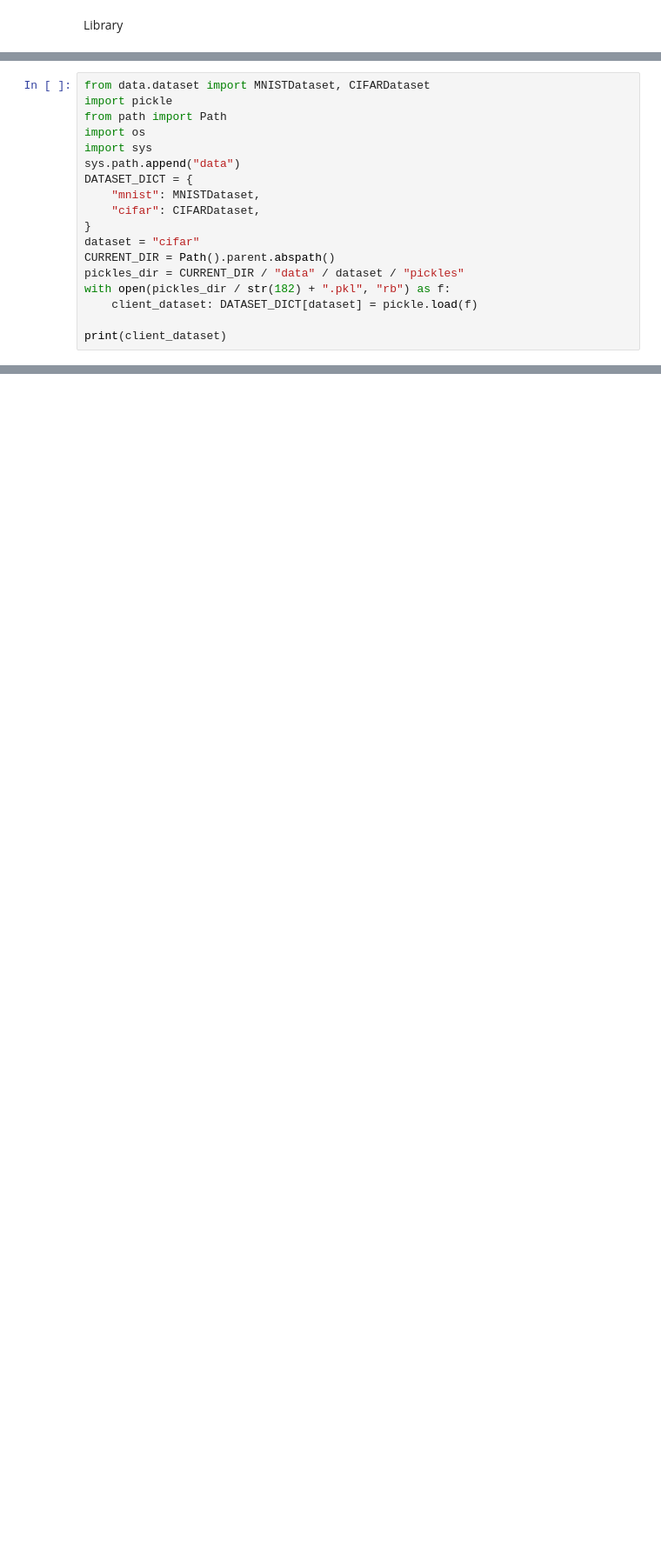
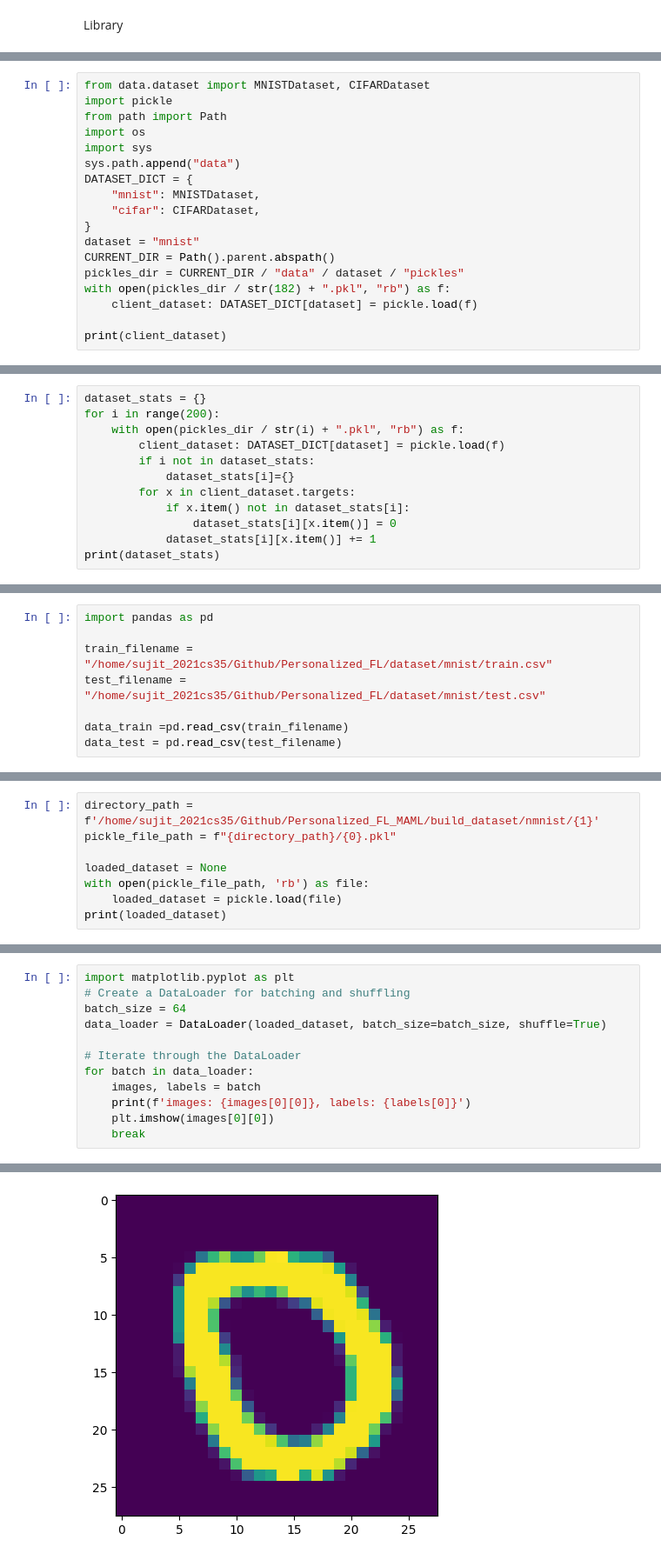
Before and after one commit to sujit880/Personalized_FL_MAML, a Jupyter notebook: Test.ipynb, the cells around one changed output, grey strips where cells are left out. Shown at 87% size. Cells and saved outputs as stored; diff of their text form; blank space fills up the shorter version.

Commit message:
added new dataset spliter and modified code

```diff
--- a/Test.ipynb
+++ b/Test.ipynb
@@ -30,7 +24,7 @@ DATASET_DICT = {
     "mnist": MNISTDataset,
     "cifar": CIFARDataset,
 }
-dataset = "cifar"
+dataset = "mnist"
 CURRENT_DIR = Path().parent.abspath()
 pickles_dir = CURRENT_DIR / "data" / dataset / "pickles"
 with open(pickles_dir / str(182) + ".pkl", "rb") as f:
@@ -45,0 +36,12 @@ Total: 500, data: client_dataset.data[0], target: 7
+# %%
+dataset_stats = {}
+for i in range(200):
+    with open(pickles_dir / str(i) + ".pkl", "rb") as f:
+        client_dataset: DATASET_DICT[dataset] = pickle.load(f)
+        if i not in dataset_stats:
+            dataset_stats[i]={}
+        for x in client_dataset.targets:
+            if x.item() not in dataset_stats[i]:
+                dataset_stats[i][x.item()] = 0
+            dataset_stats[i][x.item()] += 1
+print(dataset_stats)
@@ -117,0 +339,8 @@ print(np.mean(b))
+# %%
+import pandas as pd
+
+train_filename = "/home/sujit_2021cs35/Github/Personalized_FL/dataset/mnist/train.csv"
+test_filename = "/home/sujit_2021cs35/Github/Personalized_FL/dataset/mnist/test.csv"
+
+data_train =pd.read_csv(train_filename)
+data_test = pd.read_csv(test_filename)
@@ -117,0 +517,8 @@ print(np.mean(b))
+# %%
+directory_path = f'/home/sujit_2021cs35/Github/Personalized_FL_MAML/build_dataset/nmnist/{1}'
+pickle_file_path = f"{directory_path}/{0}.pkl"
+
+loaded_dataset = None
+with open(pickle_file_path, 'rb') as file:
+    loaded_dataset = pickle.load(file)
+print(loaded_dataset)
@@ -117,0 +584,13 @@ print(np.mean(b))
+# %%
+import matplotlib.pyplot as plt
+# Create a DataLoader for batching and shuffling
+batch_size = 64
+data_loader = DataLoader(loaded_dataset, batch_size=batch_size, shuffle=True)
+
+# Iterate through the DataLoader
+for batch in data_loader:
+    images, labels = batch
+    print(f'images: {images[0][0]}, labels: {labels[0]}')
+    plt.imshow(images[0][0])
+    break
+# %% [output]
@@ -117,0 +614 @@ print(np.mean(b))
+[figure, added]
```
Also changed, not shown: parts of 30 cells of this notebook, 12 other files.
